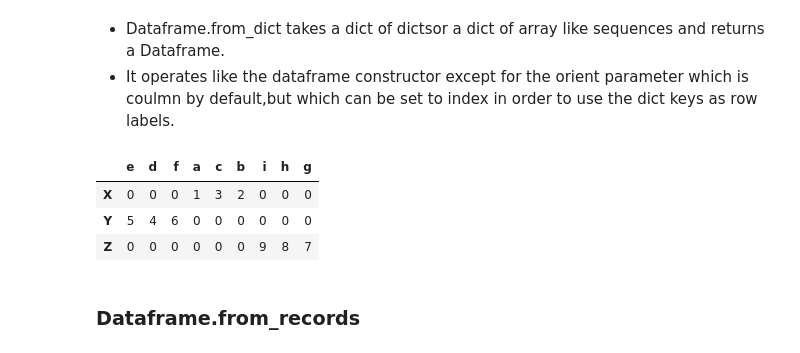
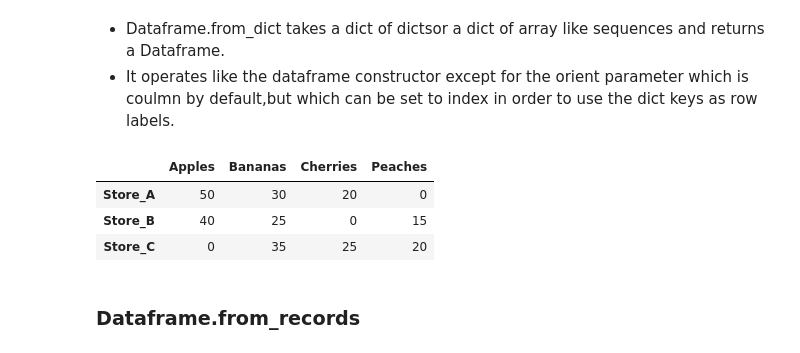
Before and after one commit to timz815/Week1-Intro-to-Python, a Jupyter notebook: Introduction_to_Python.ipynb, the cells around one changed output. Saved outputs shown, nothing was run; the diff lists cells and outputs as text; code cells hidden in the pictures.

```diff
--- a/Introduction_to_Python.ipynb
+++ b/Introduction_to_Python.ipynb
@@ -1247,13 +1319,25 @@ df
 # %%
 data = {"X": {'a': 1, 'b': 2, 'c': 3}, "Y": {'d': 4, 'e': 5, 'f': 6}, "Z": {'g': 7, 'h': 8, 'i': 9}}
 
 df = pd.DataFrame.from_dict(data, orient="index").fillna(0).astype(int)
-df
+#df
+
+# ===================================================
+# Example : outer keys as rows, inner keys as columns
+# ===================================================
+data2 = {
+    "Store_A": {'Apples': 50, 'Bananas': 30, 'Cherries': 20},
+    "Store_B": {'Apples': 40, 'Bananas': 25, 'Peaches': 15},
+    "Store_C": {'Bananas': 35, 'Cherries': 25, 'Peaches': 20}
+}
+
+df2 = pd.DataFrame.from_dict(data2, orient='index').fillna(0).astype(int)
+df2
 # %% [output]
-|  | e | d | f | a | c | b | i | h | g |
-| X | 0 | 0 | 0 | 1 | 3 | 2 | 0 | 0 | 0 |
-| Y | 5 | 4 | 6 | 0 | 0 | 0 | 0 | 0 | 0 |
-| Z | 0 | 0 | 0 | 0 | 0 | 0 | 9 | 8 | 7 |
+|  | Apples | Bananas | Cherries | Peaches |
+| Store_A | 50 | 30 | 20 | 0 |
+| Store_B | 40 | 25 | 0 | 15 |
+| Store_C | 0 | 35 | 25 | 20 |
 # %% [markdown]
 ### Dataframe.from_records
 # %% [markdown]
```
Also changed, not shown: parts of 10 cells of this notebook.
